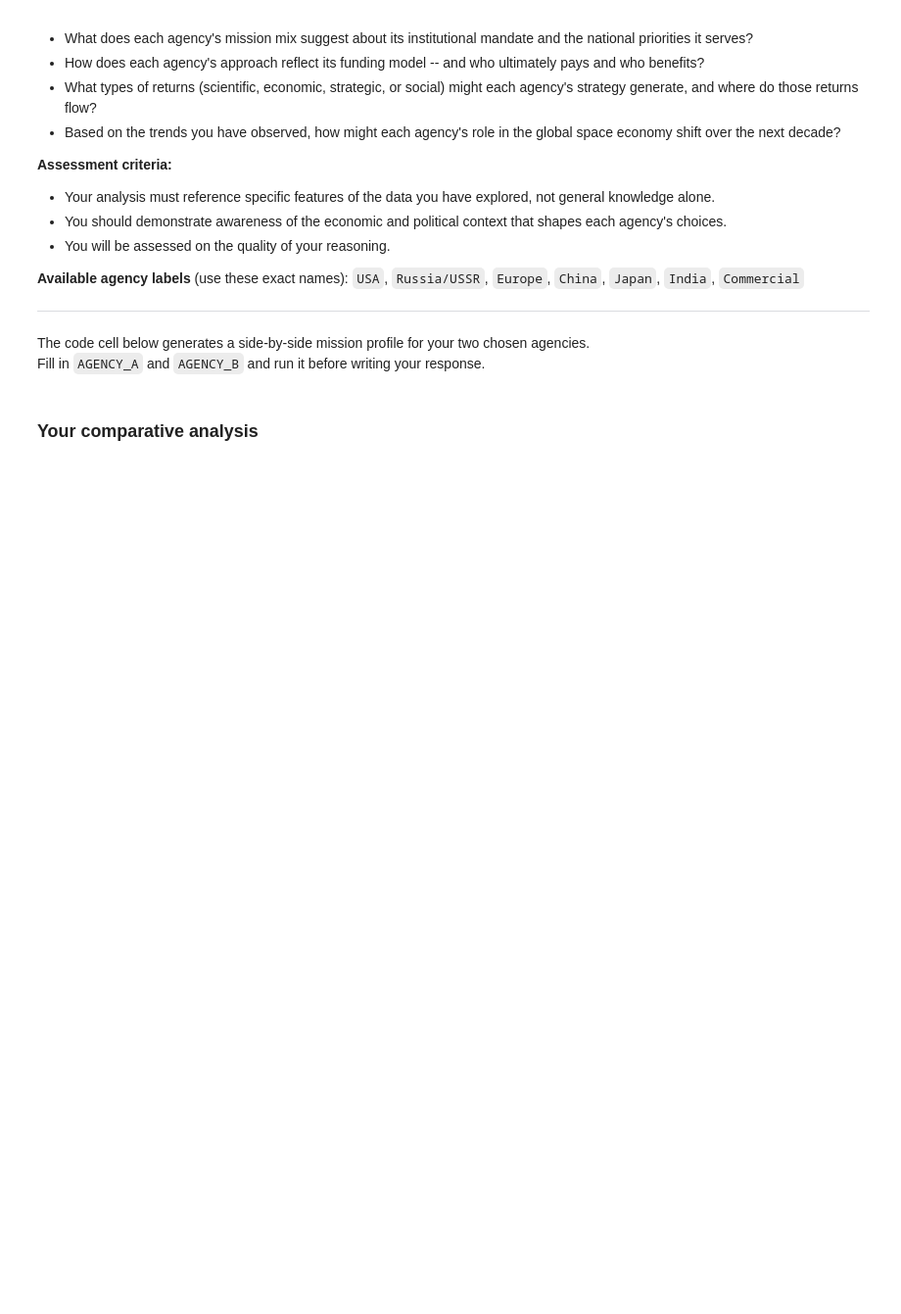
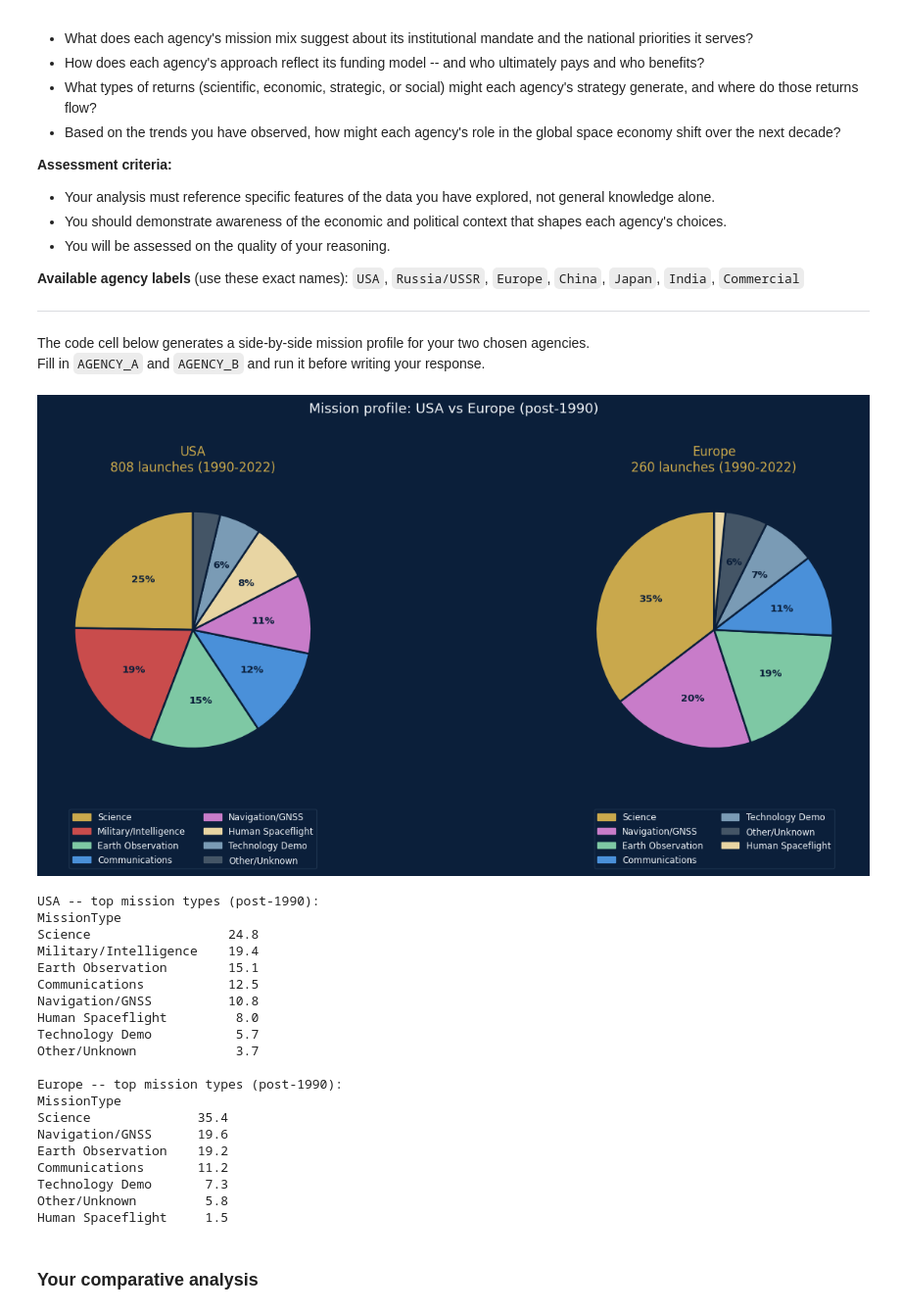
Before and after one commit to eliana-trenerry/NPSC2002-workshops, a Jupyter notebook: Week_07_Agencies_and_Space_industry.ipynb, the cells around one changed output. Shown at 98% size. Saved outputs shown, nothing was run; the diff lists cells and outputs as text; code cells hidden in the pictures; blank space fills up the shorter version.

```diff
--- a/Week_07_Agencies_and_Space_industry.ipynb
+++ b/Week_07_Agencies_and_Space_industry.ipynb
@@ -1112,8 +1110,8 @@ Fill in `AGENCY_A` and `AGENCY_B` and run it before writing your response.
 # %%
 # ── Generate comparison profile for your two agencies ────────────────────────
 
-AGENCY_A = "Japan"    # CHANGE THIS
-AGENCY_B = "India"    # CHANGE THIS
+AGENCY_A = "USA"    # CHANGE THIS
+AGENCY_B = "Europe"    # CHANGE THIS
 
 fig, axes = plt.subplots(1, 2, figsize=(14, 6.5))
 fig.patch.set_facecolor(NAVY)
@@ -1144,33 +1142,55 @@ for ax, agency in zip(axes, [AGENCY_A, AGENCY_B]):
     for at in autotexts:
         at.set_color(NAVY)
         at.set_fontsize(9.5)
         at.set_fontweight('bold')
 
     yr_range = f"{int(sub['Year'].min())}-{int(sub['Year'].max())}"
     ax.set_title(f"{agency}\n{len(sub):,} launches ({yr_range})",
                  fontsize=12, color=GOLD, pad=10)
 
     patches = [mpatches.Patch(color=c, label=l)
                for c, l in zip(colors, counts_pct.index)]
     ax.legend(handles=patches, loc='lower center',
               bbox_to_anchor=(0.5, -0.32), fontsize=8.5,
               framealpha=0.15, ncol=2)
 
 fig.suptitle(f"Mission profile: {AGENCY_A} vs {AGENCY_B} (post-1990)",
              fontsize=13, color=WHITE, y=1.02)
 plt.tight_layout()
 plt.savefig('workshop7_s6_comparison.png', dpi=150,
             bbox_inches='tight', facecolor=NAVY)
 plt.show()
 
 # Print summary statistics to inform your writing
 for agency in [AGENCY_A, AGENCY_B]:
     sub = df_recent[df_recent['OperatorGroup'] == agency]
     if len(sub) == 0:
         continue
     print(f"\n{agency} -- top mission types (post-1990):")
     top = (sub['MissionType'].value_counts(normalize=True) * 100).round(1)
     print(top.to_string())
+# %% [output]
+[figure, added]
+USA -- top mission types (post-1990):
+MissionType
+Science                  24.8
+Military/Intelligence    19.4
+Earth Observation        15.1
+Communications           12.5
+Navigation/GNSS          10.8
+Human Spaceflight         8.0
+Technology Demo           5.7
+Other/Unknown             3.7
+
+Europe -- top mission types (post-1990):
+MissionType
+Science              35.4
+Navigation/GNSS      19.6
+Earth Observation    19.2
+Communications       11.2
+Technology Demo       7.3
+Other/Unknown         5.8
+Human Spaceflight     1.5
 # %% [markdown]
 ### Your comparative analysis
 # %% [markdown]
```
Also changed, not shown: parts of 2 cells of this notebook.
